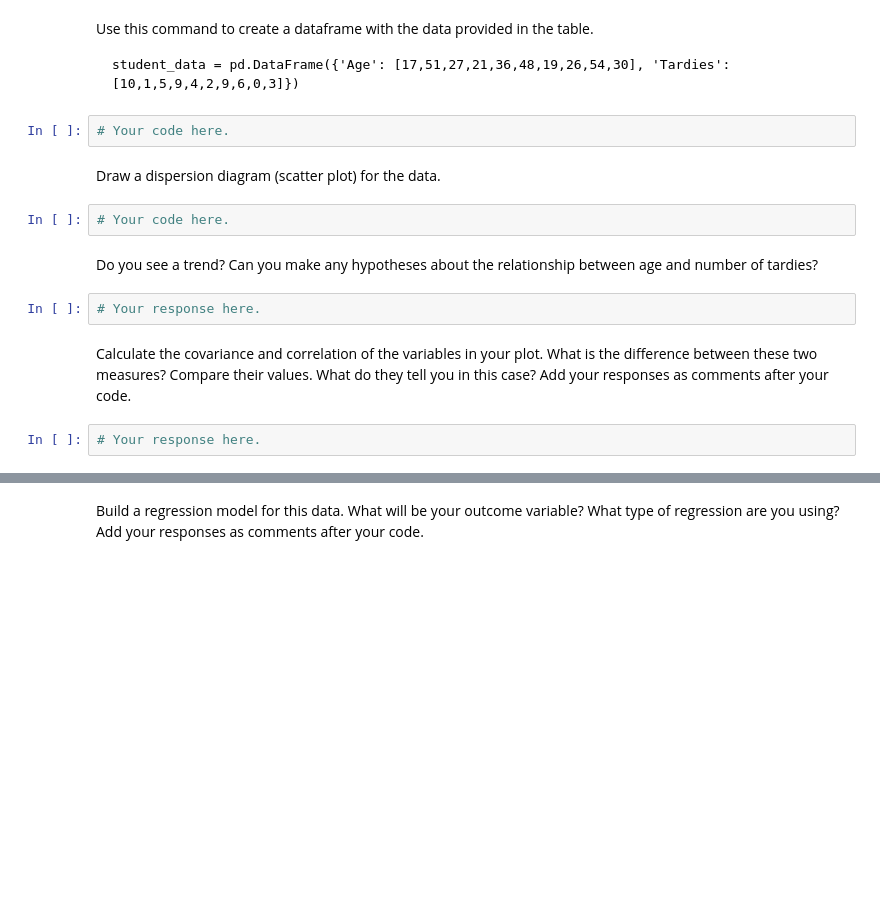
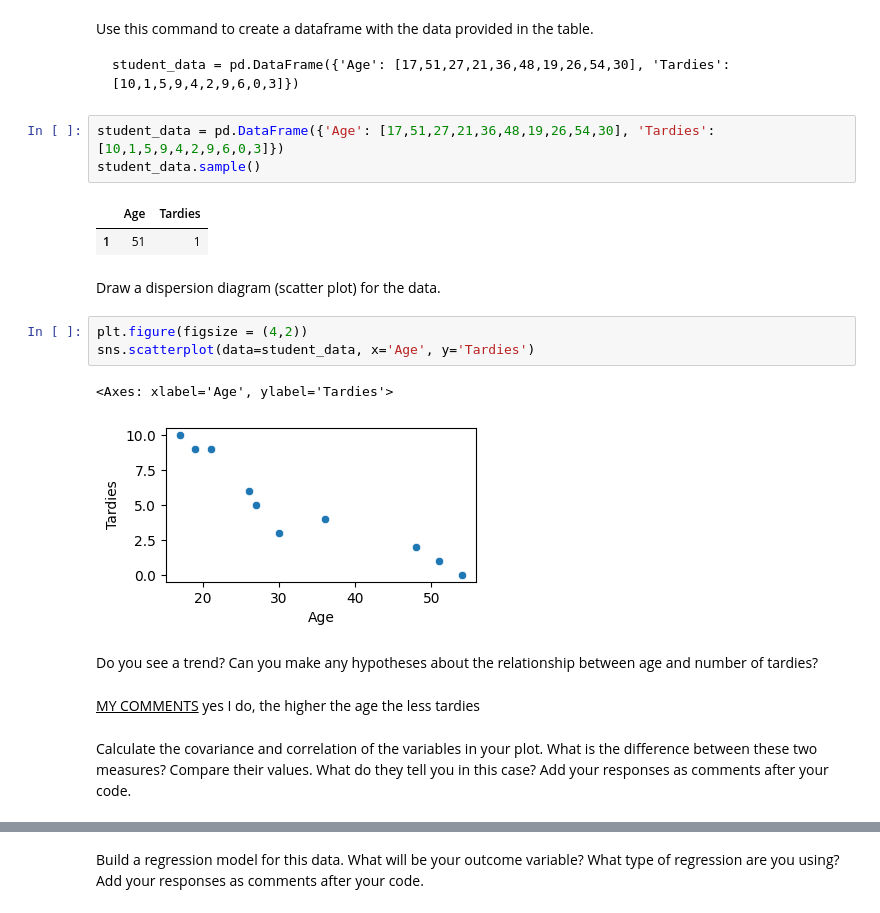
Before and after one commit to Ironhack-data-bcn-oct-2023/lab-regression-analysis, a Jupyter notebook: your-code.ipynb, the cells around one changed output, grey strips where cells are left out. Drawn from its saved outputs; the diff is of its cells as text; blank space fills up the shorter version.

```diff
--- a/your-code.ipynb
+++ b/your-code.ipynb
@@ -28,17 +36,23 @@ Use this command to create a dataframe with the data provided in the table.
 ~~~~
 student_data = pd.DataFrame({'Age': [17,51,27,21,36,48,19,26,54,30], 'Tardies': [10,1,5,9,4,2,9,6,0,3]})
 ~~~~
-# %%
-# Your code here.
+# %%
+student_data = pd.DataFrame({'Age': [17,51,27,21,36,48,19,26,54,30], 'Tardies': [10,1,5,9,4,2,9,6,0,3]})
+student_data.sample()
+# %% [output]
+|  | Age | Tardies |
+| 1 | 51 | 1 |
 # %% [markdown]
 Draw a dispersion diagram (scatter plot) for the data.
-# %%
-# Your code here.
+# %%
+plt.figure(figsize = (4,2))
+sns.scatterplot(data=student_data, x='Age', y='Tardies')
+# %% [output]
+<Axes: xlabel='Age', ylabel='Tardies'>
+[figure, added]
 # %% [markdown]
 Do you see a trend? Can you make any hypotheses about the relationship between age and number of tardies?
-# %%
-# Your response here.
+# %% [markdown]
+<u>MY COMMENTS</u> yes I do, the higher the age the less tardies
 # %% [markdown]
 Calculate the covariance and correlation of the variables in your plot. What is the difference between these two measures? Compare their values. What do they tell you in this case? Add your responses as comments after your code.
-# %%
-# Your response here.
```
Also changed, not shown: parts of 45 cells of this notebook.
